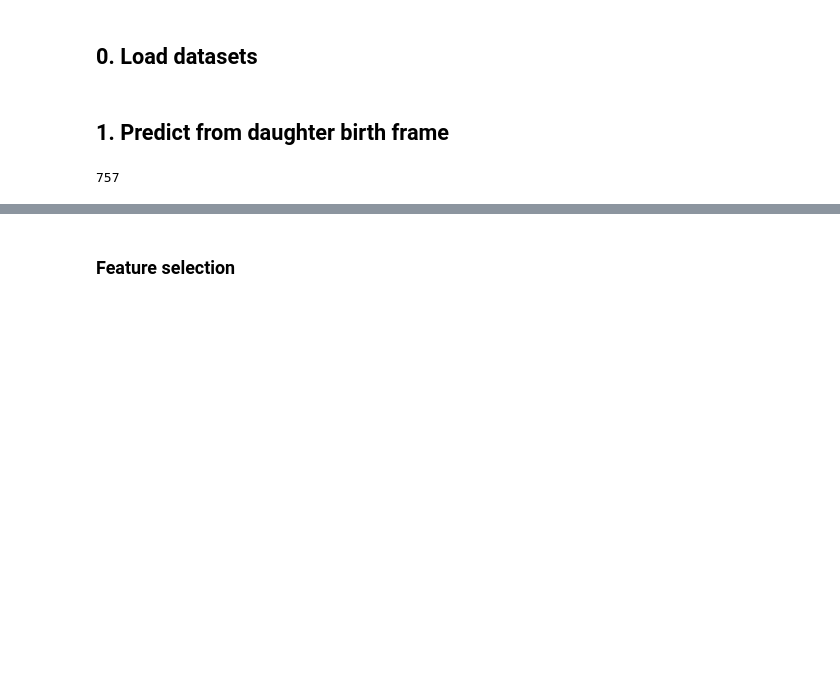
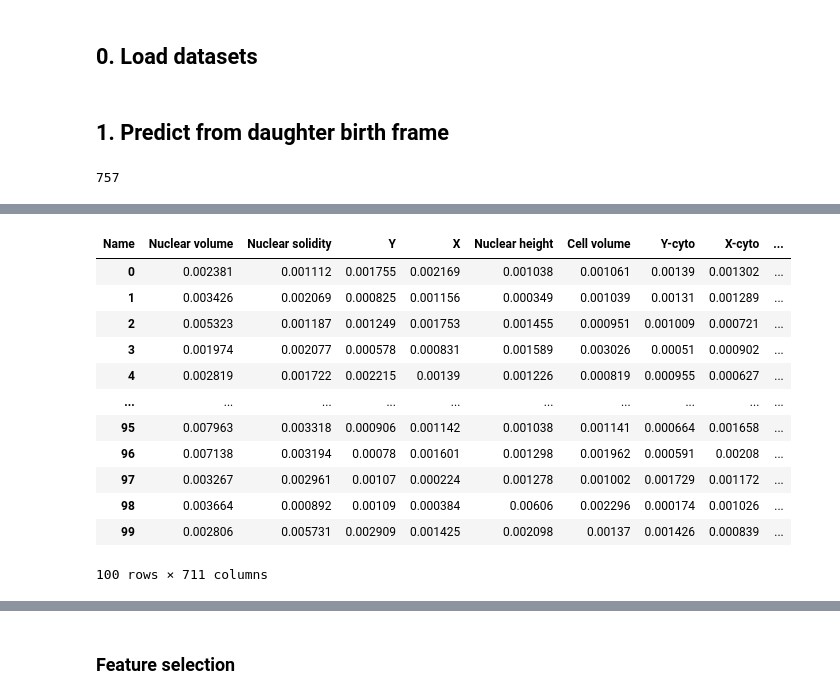
Before and after one commit to xies/mouse_skin_size_control, a Jupyter notebook: 2025_lineage_analysis/prediction_model_notebooks/tree_classifiers/RF_classify_birth.ipynb, the cells around one changed output, grey strips where cells are left out. Cells and saved outputs as stored; diff of their text form; code cells hidden in the pictures; blank space fills up the shorter version.

```diff
--- a/2025_lineage_analysis/prediction_model_notebooks/tree_classifiers/RF_classify_birth.ipynb
+++ b/2025_lineage_analysis/prediction_model_notebooks/tree_classifiers/RF_classify_birth.ipynb
@@ -360,3 +360,19 @@ plt.savefig(path.join(figure_dir,'AUC.svg'))
+# %%
+importances
+# %% [output]
+| Name | Nuclear volume | Nuclear solidity | Y | X | Nuclear height | Cell volume | Y-cyto | X-cyto | ... |
+| 0 | 0.002381 | 0.001112 | 0.001755 | 0.002169 | 0.001038 | 0.001061 | 0.00139 | 0.001302 | ... |
+| 1 | 0.003426 | 0.002069 | 0.000825 | 0.001156 | 0.000349 | 0.001039 | 0.00131 | 0.001289 | ... |
+| 2 | 0.005323 | 0.001187 | 0.001249 | 0.001753 | 0.001455 | 0.000951 | 0.001009 | 0.000721 | ... |
+| 3 | 0.001974 | 0.002077 | 0.000578 | 0.000831 | 0.001589 | 0.003026 | 0.00051 | 0.000902 | ... |
+| 4 | 0.002819 | 0.001722 | 0.002215 | 0.00139 | 0.001226 | 0.000819 | 0.000955 | 0.000627 | ... |
+| ... | ... | ... | ... | ... | ... | ... | ... | ... | ... |
+| 95 | 0.007963 | 0.003318 | 0.000906 | 0.001142 | 0.001038 | 0.001141 | 0.000664 | 0.001658 | ... |
+| 96 | 0.007138 | 0.003194 | 0.00078 | 0.001601 | 0.001298 | 0.001962 | 0.000591 | 0.00208 | ... |
+| 97 | 0.003267 | 0.002961 | 0.00107 | 0.000224 | 0.001278 | 0.001002 | 0.001729 | 0.001172 | ... |
+| 98 | 0.003664 | 0.000892 | 0.00109 | 0.000384 | 0.00606 | 0.002296 | 0.000174 | 0.001026 | ... |
+| 99 | 0.002806 | 0.005731 | 0.002909 | 0.001425 | 0.002098 | 0.00137 | 0.001426 | 0.000839 | ... |
+100 rows × 711 columns
 # %%
 feat_names = births.xs('Measurement',level=1,axis=1).columns
 importances = pd.DataFrame(columns = feat_names,index=range(len(models)))
```
Also changed, not shown: parts of 5 cells of this notebook, 11 other files.
